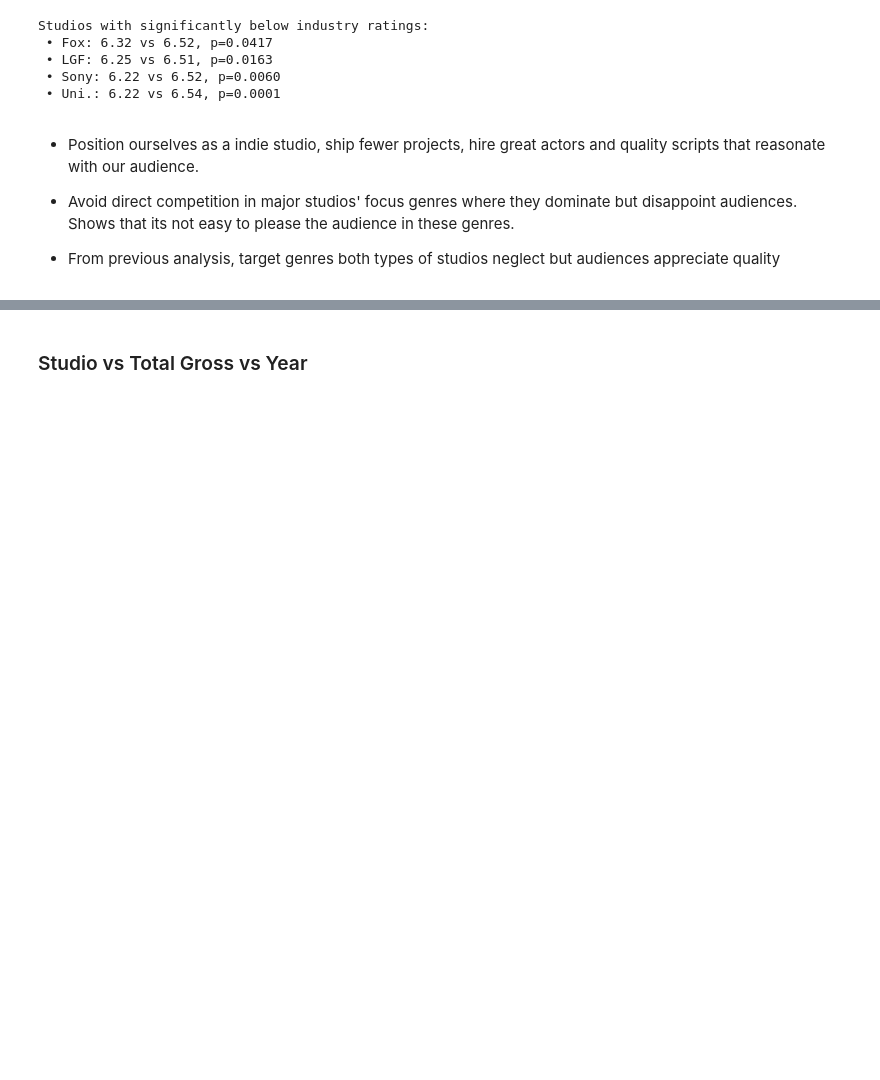
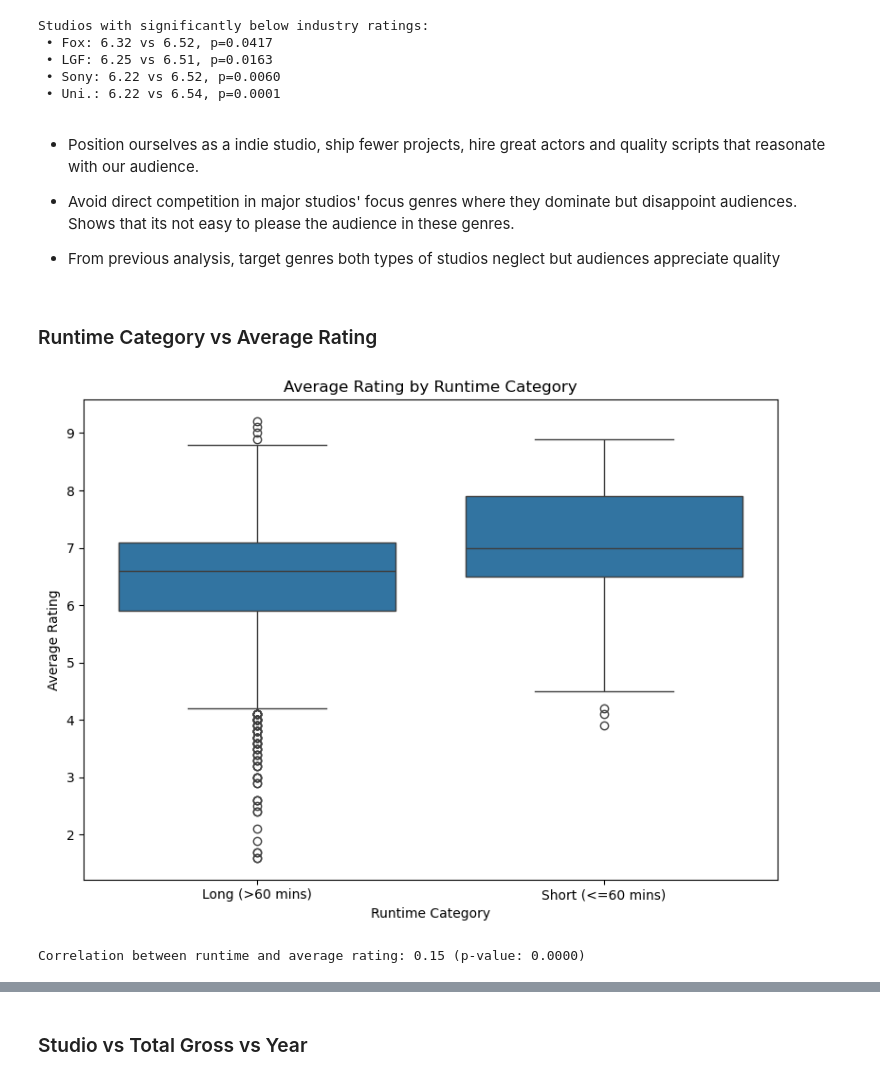
Before and after one commit to DianaMayalo/Phase-2-Project, a Jupyter notebook: studio.ipynb, the cells around one changed output, grey strips where cells are left out. Cells and saved outputs as stored; diff of their text form; code cells hidden in the pictures; blank space fills up the shorter version.

```diff
--- a/EDA.ipynb
+++ b/studio.ipynb
@@ -236,3 +275,25 @@ Studios with significantly below industry ratings:
  - Avoid direct competition in major studios' focus genres where they dominate but disappoint audiences. Shows that its not easy to please the audience in these genres.
 
  - From previous analysis, target genres both types of studios neglect but audiences appreciate quality
+# %% [markdown]
+### Runtime Category vs Average Rating
+# %%
+from scipy.stats import pearsonr
+
+df['runtime_category'] = df['runtime_minutes'].apply(lambda x: 'Long (>60 mins)' if x > 60 else 'Short (<=60 mins)')
+
+corr, p_value = pearsonr(df['runtime_minutes'], df['averagerating'])
+
+# Plotting the boxplot
+plt.figure(figsize=(8, 6))
+sns.boxplot(x='runtime_category', y='averagerating', data=df)
+plt.title('Average Rating by Runtime Category')
+plt.xlabel('Runtime Category')
+plt.ylabel('Average Rating')
+plt.tight_layout()
+plt.show()
+
+print(f"Correlation between runtime and average rating: {corr:.2f} (p-value: {p_value:.4f})")
+# %% [output]
+[figure, added]
+Correlation between runtime and average rating: 0.15 (p-value: 0.0000)
```
Also changed, not shown: parts of 16 cells of this notebook, 2 other files.
